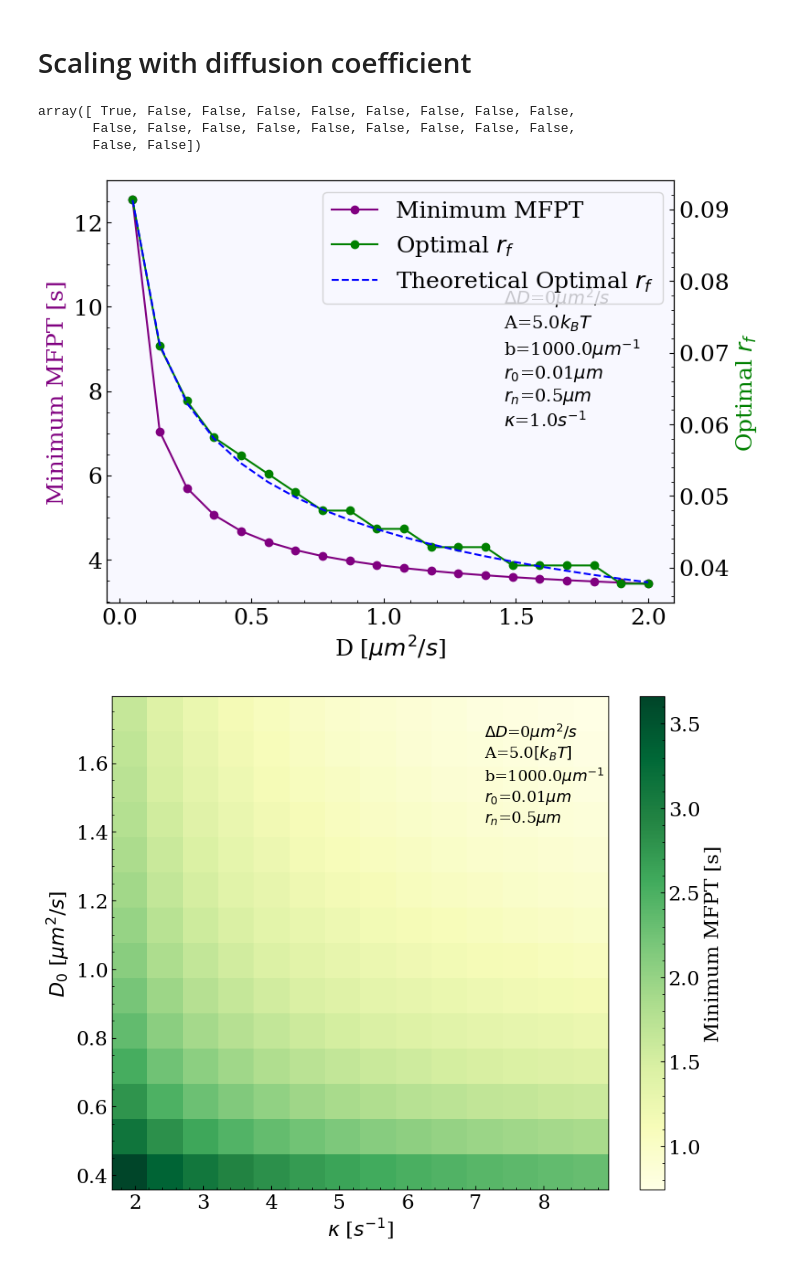
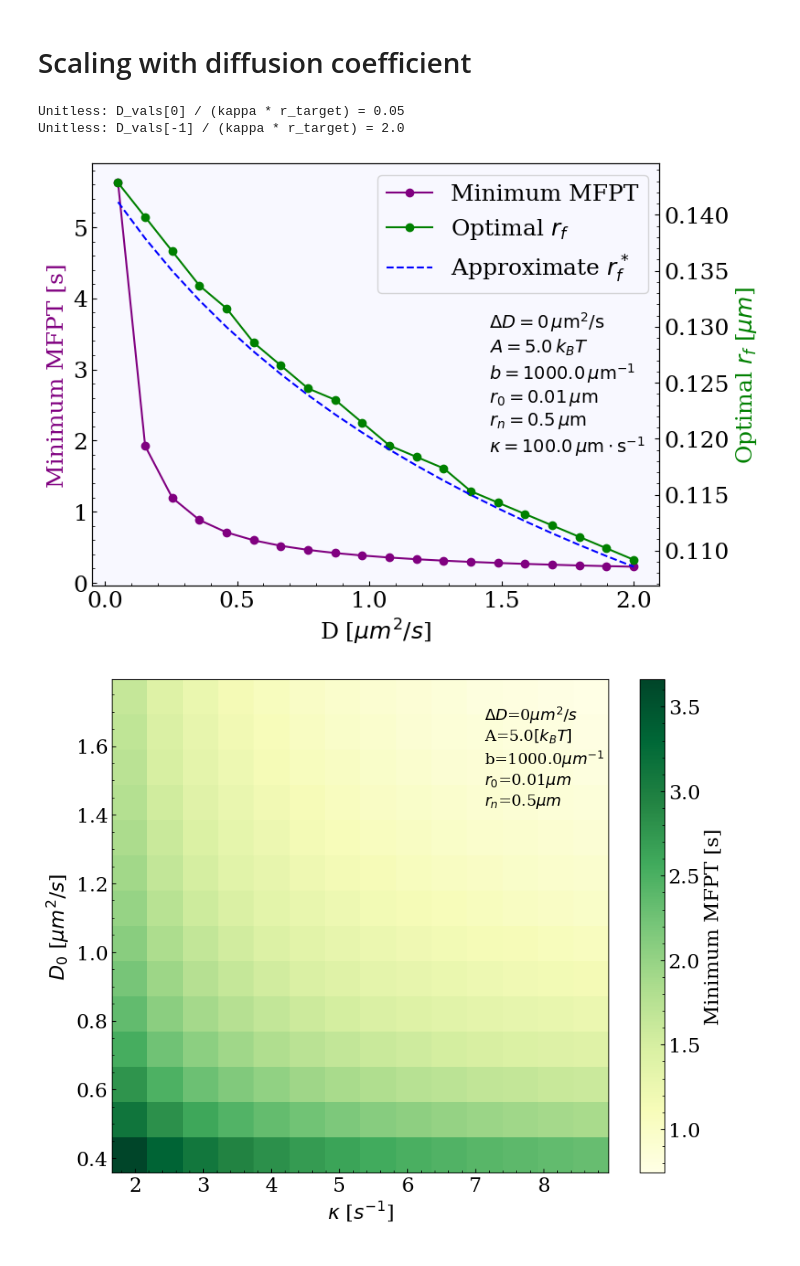
Before and after one commit to Emilie-Jessen/MFPT_Minimization, a Jupyter notebook: RobinBoundary_HomogeneousDiffusion.ipynb, the cells around one changed output. Saved outputs shown, nothing was run; the diff lists cells and outputs as text; code cells hidden in the pictures.

```diff
--- a/RobinBoundary_HomogeneousDiffusion.ipynb
+++ b/RobinBoundary_HomogeneousDiffusion.ipynb
@@ -311,17 +339,23 @@ plt.show()
 # %% [markdown]
 # Scaling with diffusion coefficient
 # %%
-D0_vals = np.linspace(0.05, 2.0, 20)
-rf_vals = np.linspace(0.025, 0.15, 50)
-kappa = 1.0
+D_vals = np.linspace(0.05, 2.0, 20)
+rf_vals = np.linspace(0.1, 0.15, 50)
+kappa = 100.0
 
-tau1_D = np.zeros((len(D0_vals), len(rf_vals)))
-tau2_D = np.zeros((len(D0_vals), len(rf_vals)))
-mfpt_D = np.zeros((len(D0_vals), len(rf_vals)))
+print("Unitless: D_vals[0] / (kappa * r_target) =", D_vals[0] / (kappa * r_target))
+print("Unitless: D_vals[-1] / (kappa * r_target) =", D_vals[-1] / (kappa * r_target))
 
-for i in range(len(D0_vals)):
+tau1_D = np.zeros((len(D_vals), len(rf_vals)))
+tau2_D = np.zeros((len(D_vals), len(rf_vals)))
+mfpt_D = np.zeros((len(D_vals), len(rf_vals)))
+
+for i in range(len(D_vals)):
     for j in range(len(rf_vals)):
-        tau1_D[i, j], tau2_D[i, j], mfpt_D[i, j] = compute_mfpt_with_robin_boundary(r_target, rf_vals[j], r_n, D0_vals[i], D0_vals[i], A, b, kappa=kappa)
+        tau1_D[i, j], tau2_D[i, j], mfpt_D[i, j] = compute_mfpt_with_robin_boundary(r_target, rf_vals[j], r_n, D_vals[i], D_vals[i], A, b, kappa=kappa)
+# %% [output]
+Unitless: D_vals[0] / (kappa * r_target) = 0.05
+Unitless: D_vals[-1] / (kappa * r_target) = 2.0
 # %%
 # Extract the optimal rf value and the corresponding MFPT for each D value
 min_mfpt_D = np.min(mfpt_D, axis=1)
@@ -333,42 +367,43 @@ tau2_D_optimal = np.array([tau2_D[i, np.argmin(mfpt_D[i, :])] for i in range(len
 
 # Identify where the absorbing term dominates (tau1 > tau2) at the optimal rf for each D value
 absorbing_dominant_D = tau1_D_optimal >= tau2_D_optimal
-# %%
-absorbing_dominant_D
-# %% [output]
-array([ True, False, False, False, False, False, False, False, False,
-       False, False, False, False, False, False, False, False, False,
-       False, False])
 # %%
 # Theroretical prediction for the optimal rf value as a function of D
-opt_rf_theory = (kappa * r_n**3*r_target**2 / 3 * 1 / (kappa * r_target + D0_vals))**(1/4)
+opt_rf_theory = (kappa * r_n**3*r_target**2 / 3 * 1 / (kappa * r_target + D_vals))**(1/4)
 
 # Plot the minimum mfpt as a function of D
 fig, ax = plt.subplots(figsize=(8, 6))
 
-ax.plot(D0_vals, min_mfpt_D, '-o', color='purple', label='Minimum MFPT', zorder=1)
+ax.plot(D_vals, min_mfpt_D, '-o', color='purple', label='Minimum MFPT', zorder=1)
 
-ax.set_xlabel('D [$\mu m^2/s$]')
-ax.set_ylabel('Minimum MFPT [s]', color='purple')
+ax.set_xlabel(r'D [$\mu m^2/s$]')
+ax.set_ylabel(r'Minimum MFPT [s]', color='purple')
 
 # On a secondary y-axis, plot the optimal rf value as a function of D
 ax2 = ax.twinx()
-ax2.plot(D0_vals, optimal_rf_D, '-o', color='green', label='Optimal $r_f$')
-ax2.plot(D0_vals, opt_rf_theory, '--', color='blue', label='Theoretical Optimal $r_f$')
-ax2.set_ylabel('Optimal $r_f$', color='green')
+ax2.plot(D_vals, optimal_rf_D, '-o', color='green', label='Optimal $r_f$')
+ax2.plot(D_vals, opt_rf_theory, '--', color='blue', label='Approximate $r_f^*$')
+ax2.set_ylabel(r'Optimal $r_f$ [$\mu m$]', color='green')
 
 # Make a single legend for both plots
 lines, labels = ax.get_legend_handles_labels()
 lines2, labels2 = ax2.get_legend_handles_labels()
 ax2.legend(lines + lines2, labels + labels2, loc='upper right')
 
 # Put paramater values on the plot
-ax.text(0.7, 0.75, f'$\Delta D$=0$\mu m^2/s$\nA={A}$k_BT$\nb={b}$\mu m^{{-1}}$\n$r_0$={r_target}$\mu m$\n$r_n$={r_n}$\mu m$\n$\kappa$={kappa}$s^{{-1}}$',
-        transform=ax.transAxes, verticalalignment='top', fontsize=14)
+text_str = rf"""
+$\Delta D = 0\,\mu\mathrm{{m}}^2/\mathrm{{s}}$
+$A = {A}\,k_BT$
+$b = {b}\,\mu\mathrm{{m}}^{{-1}}$
+$r_0 = {r_target}\,\mu\mathrm{{m}}$
+$r_n = {r_n}\,\mu\mathrm{{m}}$
+$\kappa = {kappa}\,\mu\mathrm{{m}}\cdot\mathrm{{s}}^{{-1}}$
+"""
+ax.text(0.7, 0.7, text_str, transform=ax.transAxes, verticalalignment='top', fontsize=14)
 
 plt.show()
 # %% [output]
-[figure, old version]
+[figure, new version]
 # %%
 # Explore scaling of MFPT for (kappa, D0)-values
 
```
Also changed, not shown: parts of 7 cells of this notebook.
